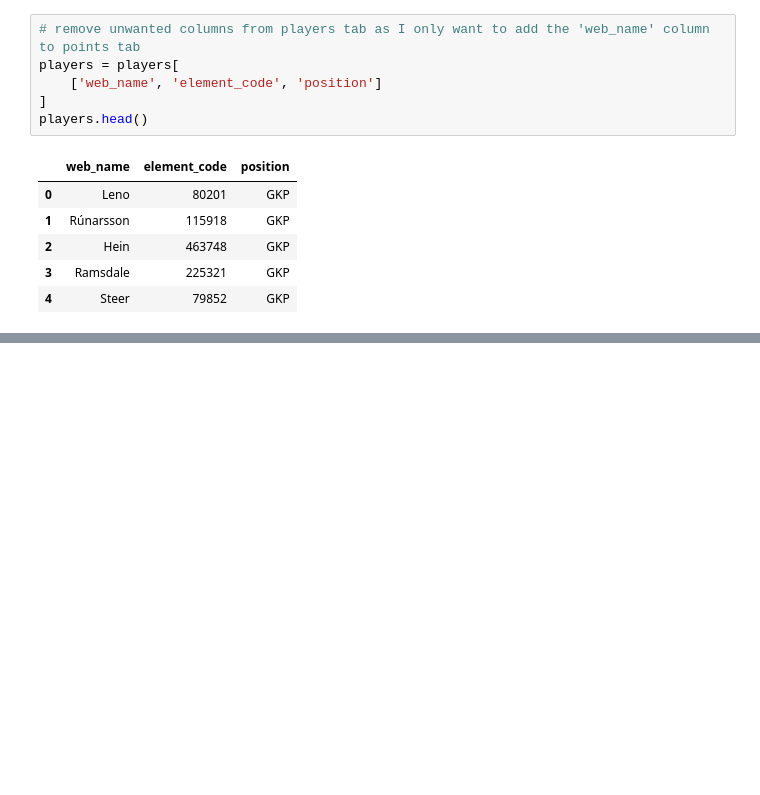
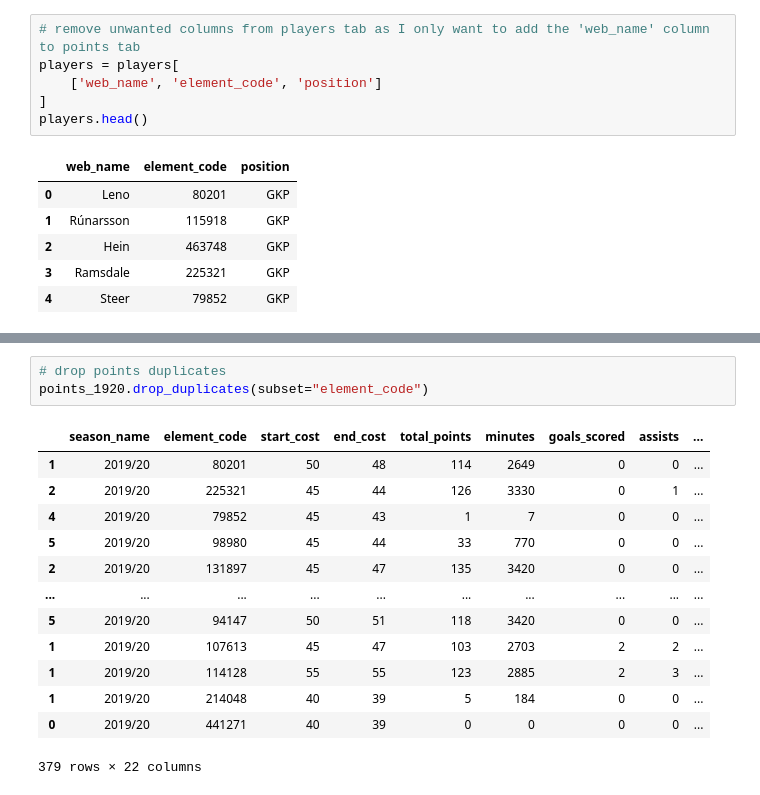
Before and after one commit to dylanomeara95/Repos, a Jupyter notebook: FPL_Data_Complete.ipynb, the cells around one changed output, grey strips where cells are left out. Saved outputs shown, nothing was run; the diff lists cells and outputs as text; blank space fills up the shorter version.

```diff
--- a/FPL_Data_Complete.ipynb
+++ b/FPL_Data_Complete.ipynb
@@ -202,0 +233,17 @@ players.head()
+# %%
+# drop points duplicates
+points_1920.drop_duplicates(subset="element_code")
+# %% [output]
+|  | season_name | element_code | start_cost | end_cost | total_points | minutes | goals_scored | assists | ... |
+| 1 | 2019/20 | 80201 | 50 | 48 | 114 | 2649 | 0 | 0 | ... |
+| 2 | 2019/20 | 225321 | 45 | 44 | 126 | 3330 | 0 | 1 | ... |
+| 4 | 2019/20 | 79852 | 45 | 43 | 1 | 7 | 0 | 0 | ... |
+| 5 | 2019/20 | 98980 | 45 | 44 | 33 | 770 | 0 | 0 | ... |
+| 2 | 2019/20 | 131897 | 45 | 47 | 135 | 3420 | 0 | 0 | ... |
+| ... | ... | ... | ... | ... | ... | ... | ... | ... | ... |
+| 5 | 2019/20 | 94147 | 50 | 51 | 118 | 3420 | 0 | 0 | ... |
+| 1 | 2019/20 | 107613 | 45 | 47 | 103 | 2703 | 2 | 2 | ... |
+| 1 | 2019/20 | 114128 | 55 | 55 | 123 | 2885 | 2 | 3 | ... |
+| 1 | 2019/20 | 214048 | 40 | 39 | 5 | 184 | 0 | 0 | ... |
+| 0 | 2019/20 | 441271 | 40 | 39 | 0 | 0 | 0 | 0 | ... |
+379 rows × 22 columns
```
Also changed, not shown: parts of 14 cells of this notebook.
